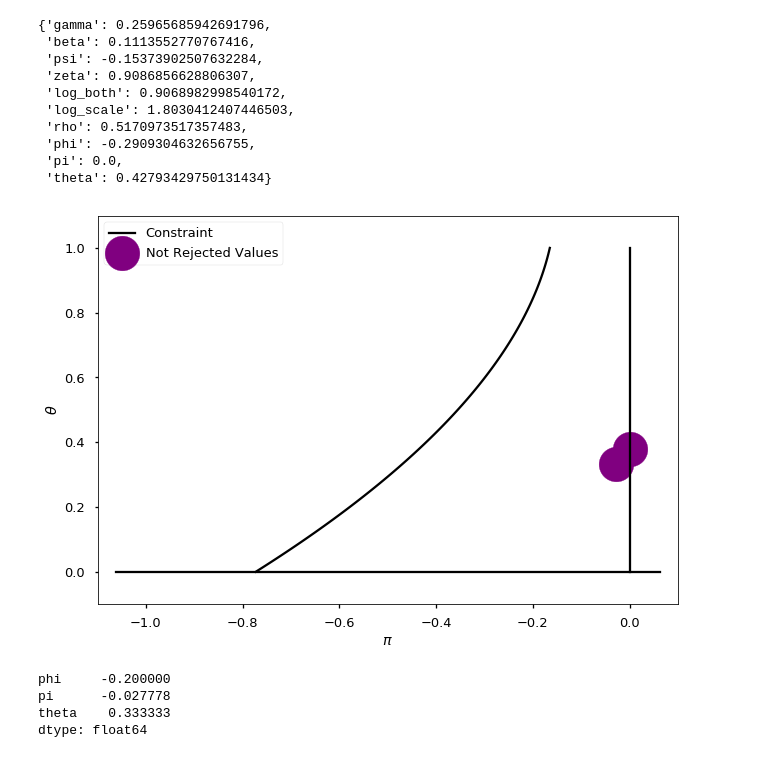
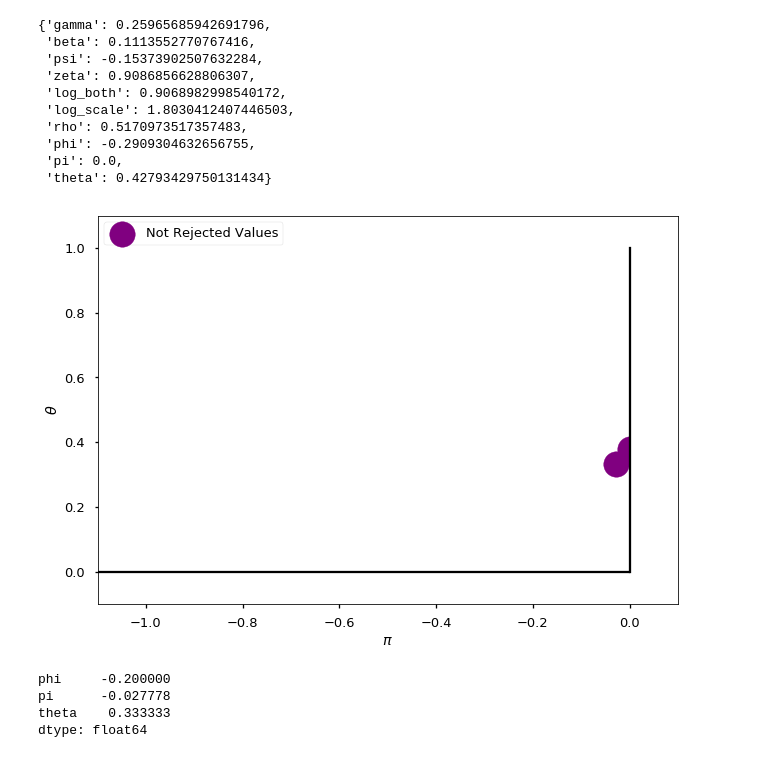
Before and after one commit to sangrey/RiskPriceInference, a Jupyter notebook: volpriceinference/robust_inference_on_data.ipynb, the cells around one changed output. Cells and saved outputs as stored; diff of their text form; code cells hidden in the pictures.

```diff
--- a/volpriceinference/robust_inference_on_data.ipynb
+++ b/volpriceinference/robust_inference_on_data.ipynb
@@ -333,28 +331,29 @@ omega
  'theta': 0.42793429750131434}
 # %%
 fig3, ax3 = mpl.pyplot.subplots()
-ax3.scatter(y=accepted_vals.theta, x=accepted_vals.pi, marker='o', s=1200, label='Not Rejected Values',
+ax3.scatter(y=accepted_vals.theta, x=accepted_vals.pi, marker='o', s=650, label='Not Rejected Values',
            color='purple')
 ax3.set_xlim([-3.5, .5])
 ax3.set_ylim([-.5, 3.5])
 yvals = np.linspace(0,1,100)
-xvals = [constraint(np.exp(omega['log_scale']), omega['psi'], omega['zeta'], x) for x in yvals]
-ax3.plot(xvals, yvals, color='black', label='Constraint')
+# xvals = [constraint(np.exp(omega['log_scale']), omega['psi'], omega['zeta'], x) for x in yvals]
+# ax3.plot(xvals, yvals, color='black', label='Constraint')
 ax3.axvline(0,  ymin=.5 /6, ymax=1 - .5/6, color='black')
-ax3.axvline(-15,  ymin=.5 /6, ymax=1 - .5/6, color='black')
-ax3.axhline(0,  xmin=.5 /16, xmax=1 - .5/16, color='black')
-ax3.axhline(5,  xmin=.5 /16, xmax=1 - .5/16, color='black')
+ax3.axhline(0,  xmin=.915, xmax=0, color='black')
+
+white_rect = mpl.patches.Rectangle((0,0), .1, 1, angle=0.0, color='white', fill=True)
+ax3.add_patch(white_rect)
 
 ax3.set_ylabel(r'$\theta$')
 ax3.set_xlabel(r'$\pi$')
 ax3.set_ylim([-0.1, 1.1])
 ax3.set_xlim([-1.1, 0.1])
-ax3.legend()
+ax3.legend(loc='upper left')
 
-fig3.savefig('../doc/figures/confidence_region.tmp.pdf', frameon=False, pad_inches=0, bbox_inches='tight',
+fig3.savefig('../doc/figures/confidence_region_2.tmp.pdf', frameon=False, pad_inches=0, bbox_inches='tight',
             transparent=True)
 # %% [output]
-[figure, old version]
+[figure, new version]
 # %%
 accepted_vals.min()
 # %% [output]
```
Also changed, not shown: parts of 8 cells of this notebook, 9 other files.
